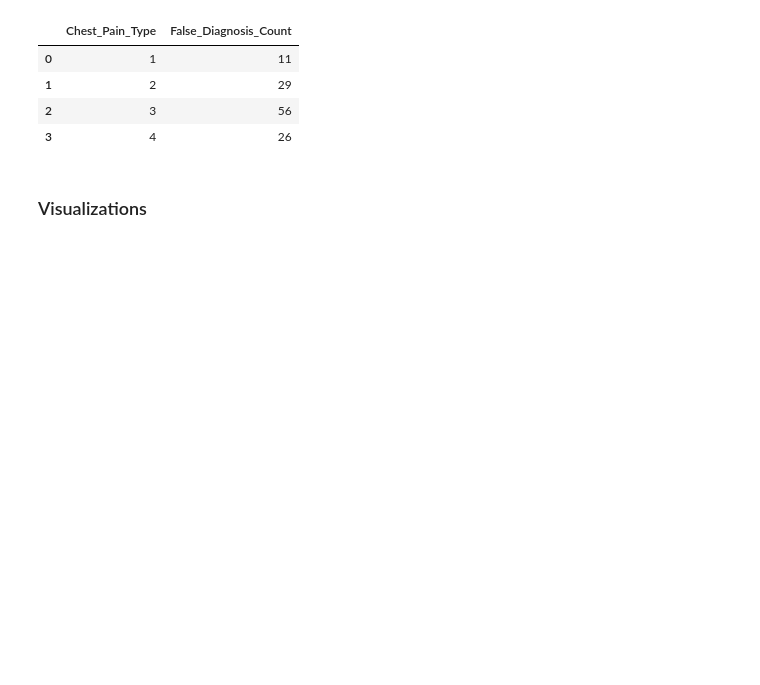
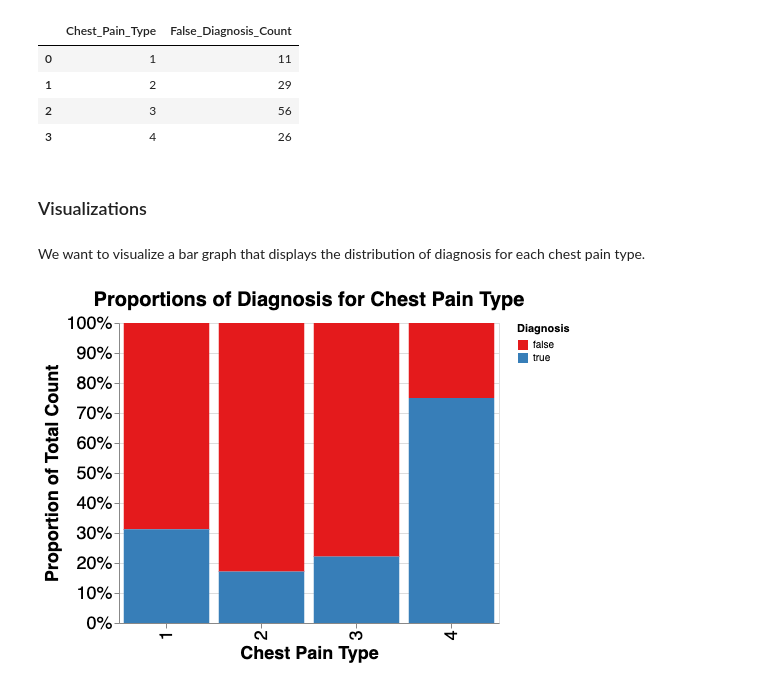
Before and after one commit to ddsanto/insert-group-name, a Jupyter notebook: Project proposal.ipynb, the cells around one changed output. Cells and saved outputs as stored; diff of their text form; code cells hidden in the pictures; blank space fills up the shorter version.

Commit message:
added Visualization, Methods, Expected outcomes and significance

```diff
--- a/Project proposal.ipynb
+++ b/Project proposal.ipynb
@@ -230,3 +230,28 @@ chest_pain_false
 | 3 | 4 | 26 |
 # %% [markdown]
 ### Visualizations
+# %% [markdown]
+We want to visualize a bar graph that displays the distribution of diagnosis for each chest pain type.
+# %%
+diagnosis_dist_plot = (
+    alt.Chart(heart_train, title="Proportions of Diagnosis for Chest Pain Type" )
+    .mark_bar()
+    .encode(
+        y=alt.Y(
+            "count(Chest_Pain_Type):Q",
+            stack="normalize",
+            axis=alt.Axis(format="%"),
+            title="Proportion of Total Count",
+        ),
+        x=alt.X("Chest_Pain_Type:N", title= "Chest Pain Type"),
+        fill=alt.Fill(
+            "Diagnosis", scale=alt.Scale(scheme="set1")
+        ),  # N is to specify this is a categorical variable
+    )
+    .properties(width=380, height=300)
+    .configure_axis(labelFontSize=18, titleFontSize=18)
+    .configure_title(fontSize=20)
+)
+diagnosis_dist_plot
+# %% [output]
+[figure, added]
```
Also changed, not shown: parts of 7 cells of this notebook.
